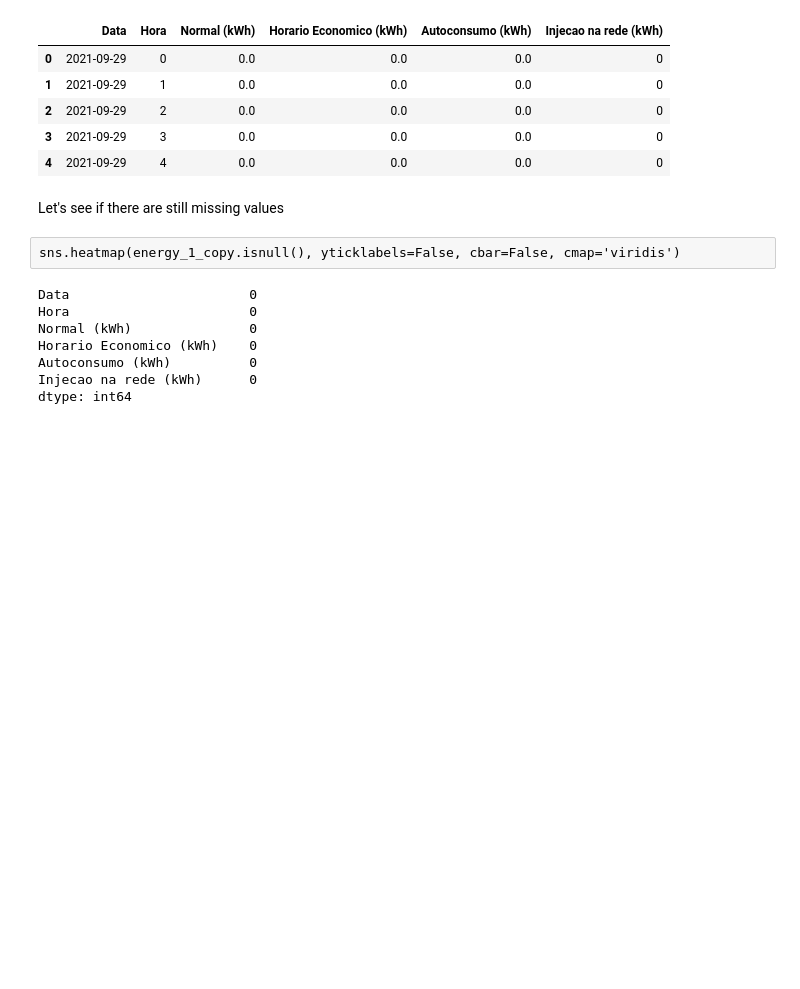
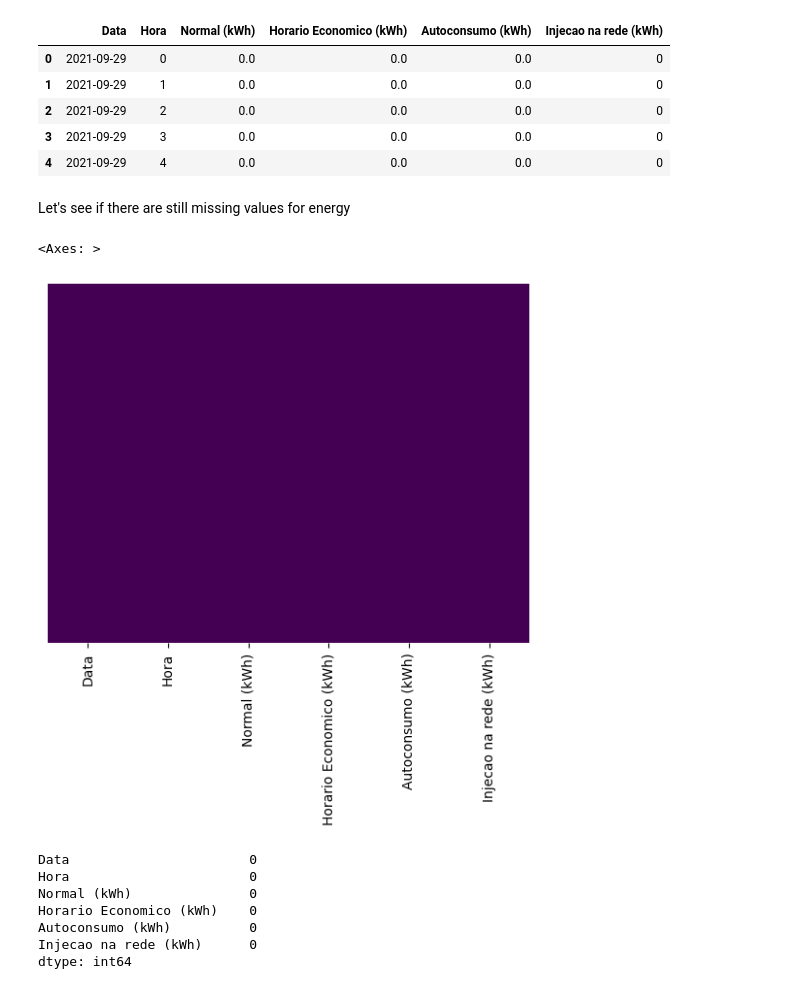
Before and after one commit to AN-DRE4/DadosAprendizagemAutomatica, a Jupyter notebook: CompKaggle.ipynb, the cells around one changed output. Drawn from its saved outputs; the diff is of its cells as text; code cells hidden in the pictures; blank space fills up the shorter version.

```diff
--- a/CompKaggle.ipynb
+++ b/CompKaggle.ipynb
@@ -170,9 +230,12 @@ energy_1_copy.head()
 | 3 | 2021-09-29 | 3 | 0.0 | 0.0 | 0.0 | 0 |
 | 4 | 2021-09-29 | 4 | 0.0 | 0.0 | 0.0 | 0 |
 # %% [markdown]
-Let's see if there are still missing values
+Let's see if there are still missing values for energy
-# %% [raw]
-sns.heatmap(energy_1_copy.isnull(), yticklabels=False, cbar=False, cmap='viridis')
+# %%
+sns.heatmap(energy_1_copy.isnull(), yticklabels=False, cbar=False, cmap='viridis')
+# %% [output]
+<Axes: >
+[figure, added]
 # %%
 energy_1_copy.isnull().sum()
 # %% [output]
```
Also changed, not shown: parts of 23 cells of this notebook.
